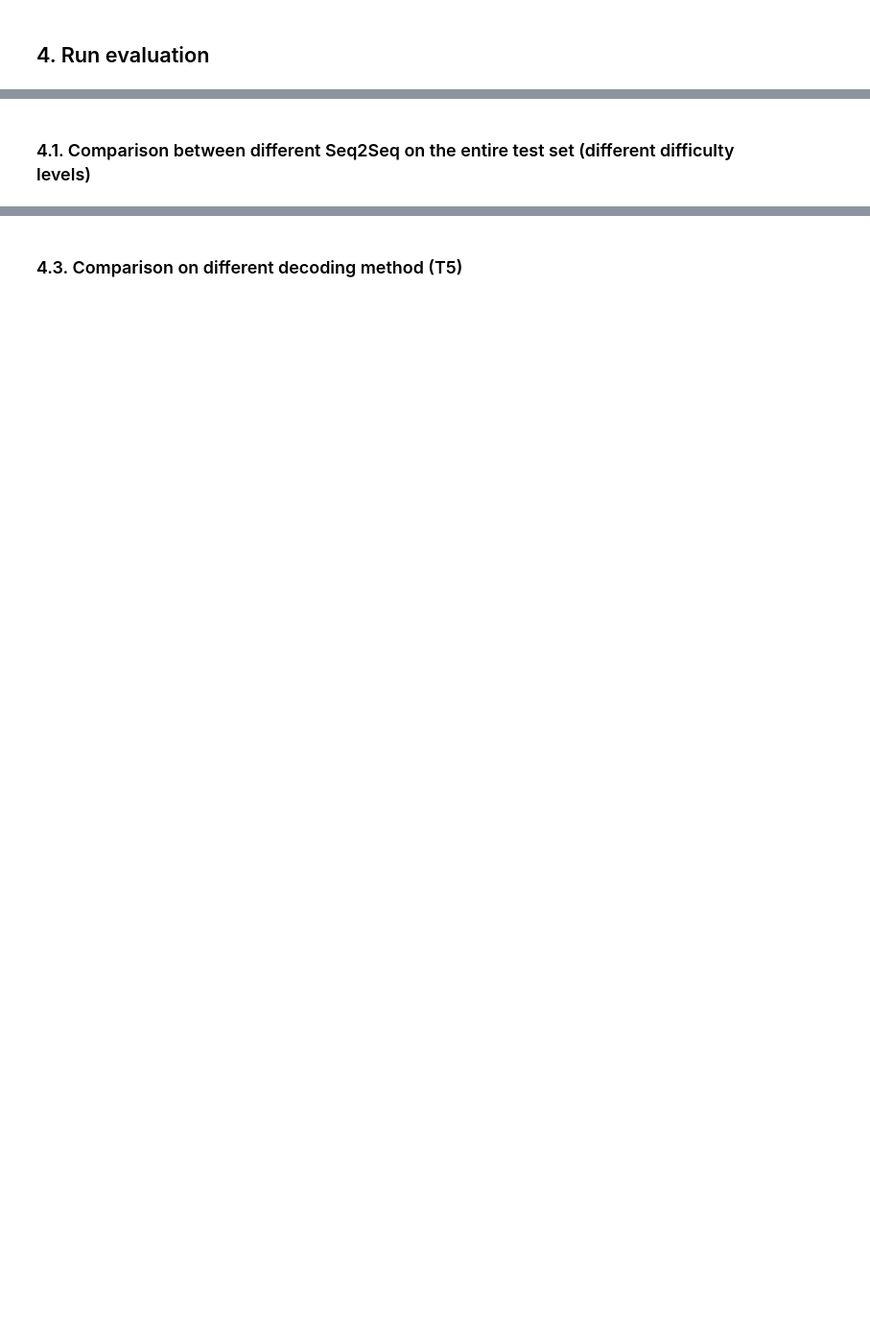
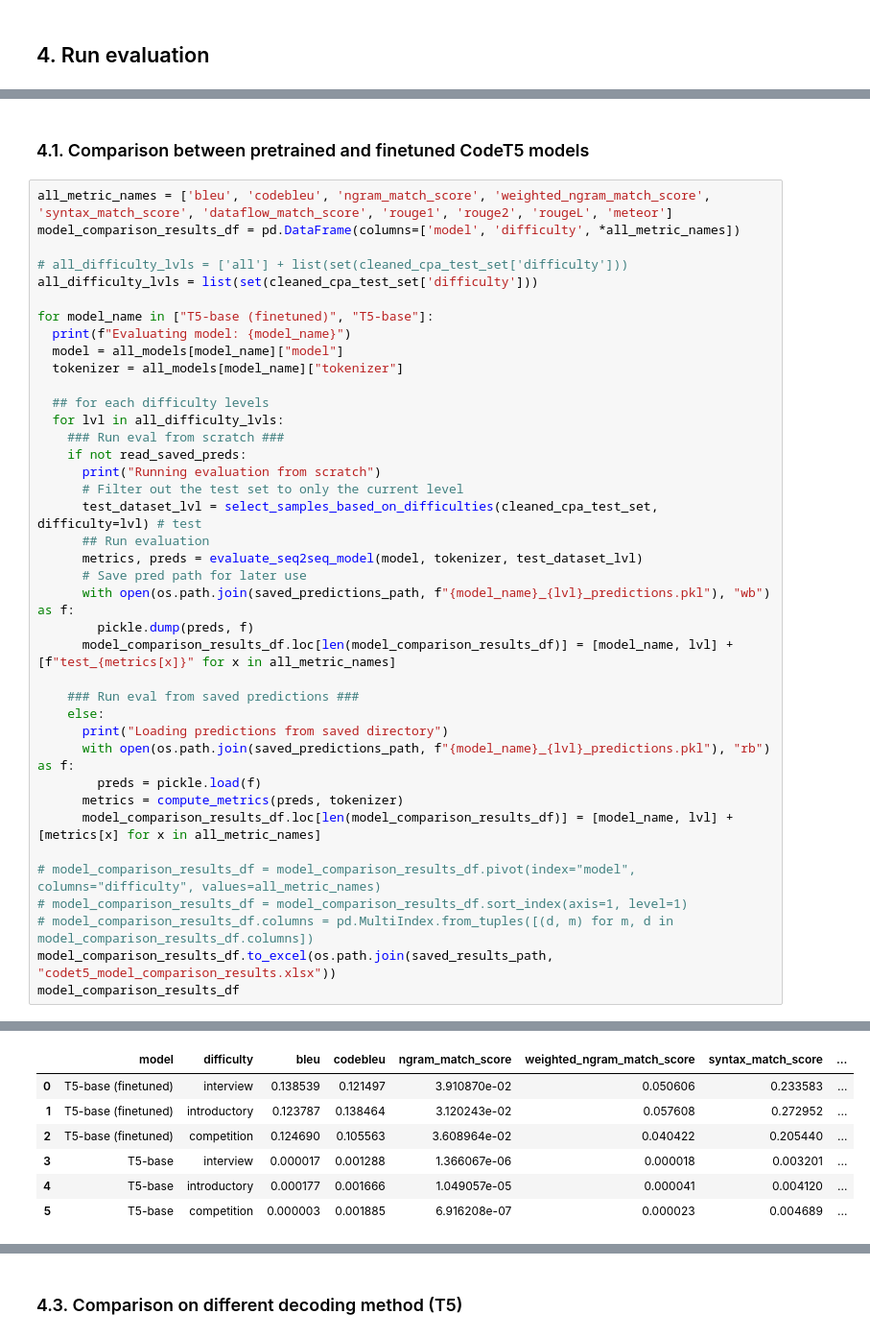
Before and after one commit to 18520339/python-auto-coder, a Jupyter notebook: code_generation_evaluation.ipynb, the cells around one changed output, grey strips where cells are left out. Shown at 96% size. Cells and saved outputs as stored; diff of their text form; blank space fills up the shorter version.

```diff
--- a/code_generation_evaluation.ipynb
+++ b/code_generation_evaluation.ipynb
@@ -317,3 +325,43 @@ if not os.path.exists(saved_predictions_path):
   os.makedirs(saved_results_path)
-# %% [markdown]
-### 4.1. Comparison between different Seq2Seq on the entire test set (different difficulty levels)
+# %% [markdown]
+### 4.1. Comparison between pretrained and finetuned CodeT5 models
+# %%
+all_metric_names = ['bleu', 'codebleu', 'ngram_match_score', 'weighted_ngram_match_score', 'syntax_match_score', 'dataflow_match_score', 'rouge1', 'rouge2', 'rougeL', 'meteor']
+model_comparison_results_df = pd.DataFrame(columns=['model', 'difficulty', *all_metric_names])
+
+# all_difficulty_lvls = ['all'] + list(set(cleaned_cpa_test_set['difficulty']))
+all_difficulty_lvls = list(set(cleaned_cpa_test_set['difficulty']))
+
+for model_name in ["T5-base (finetuned)", "T5-base"]:
+  print(f"Evaluating model: {model_name}")
+  model = all_models[model_name]["model"]
+  tokenizer = all_models[model_name]["tokenizer"]
+
+  ## for each difficulty levels
+  for lvl in all_difficulty_lvls:
+    ### Run eval from scratch ###
+    if not read_saved_preds:
+      print("Running evaluation from scratch")
+      # Filter out the test set to only the current level
+      test_dataset_lvl = select_samples_based_on_difficulties(cleaned_cpa_test_set, difficulty=lvl) # test
+      ## Run evaluation
+      metrics, preds = evaluate_seq2seq_model(model, tokenizer, test_dataset_lvl)
+      # Save pred path for later use
+      with open(os.path.join(saved_predictions_path, f"{model_name}_{lvl}_predictions.pkl"), "wb") as f:
+        pickle.dump(preds, f)
+      model_comparison_results_df.loc[len(model_comparison_results_df)] = [model_name, lvl] + [f"test_{metrics[x]}" for x in all_metric_names]
+
+    ### Run eval from saved predictions ###
+    else:
+      print("Loading predictions from saved directory")
+      with open(os.path.join(saved_predictions_path, f"{model_name}_{lvl}_predictions.pkl"), "rb") as f:
+        preds = pickle.load(f)
+      metrics = compute_metrics(preds, tokenizer)
+      model_comparison_results_df.loc[len(model_comparison_results_df)] = [model_name, lvl] + [metrics[x] for x in all_metric_names]
+
+# model_comparison_results_df = model_comparison_results_df.pivot(index="model", columns="difficulty", values=all_metric_names)
+# model_comparison_results_df = model_comparison_results_df.sort_index(axis=1, level=1)
+# model_comparison_results_df.columns = pd.MultiIndex.from_tuples([(d, m) for m, d in model_comparison_results_df.columns])
+model_comparison_results_df.to_excel(os.path.join(saved_results_path, "codet5_model_comparison_results.xlsx"))
+model_comparison_results_df
+# %% [output]
@@ -319,0 +376,7 @@ if not os.path.exists(saved_predictions_path):
+|  | model | difficulty | bleu | codebleu | ngram_match_score | weighted_ngram_match_score | syntax_match_score | ... |
+| 0 | T5-base (finetuned) | interview | 0.138539 | 0.121497 | 3.910870e-02 | 0.050606 | 0.233583 | ... |
+| 1 | T5-base (finetuned) | introductory | 0.123787 | 0.138464 | 3.120243e-02 | 0.057608 | 0.272952 | ... |
+| 2 | T5-base (finetuned) | competition | 0.124690 | 0.105563 | 3.608964e-02 | 0.040422 | 0.205440 | ... |
+| 3 | T5-base | interview | 0.000017 | 0.001288 | 1.366067e-06 | 0.000018 | 0.003201 | ... |
+| 4 | T5-base | introductory | 0.000177 | 0.001666 | 1.049057e-05 | 0.000041 | 0.004120 | ... |
+| 5 | T5-base | competition | 0.000003 | 0.001885 | 6.916208e-07 | 0.000023 | 0.004689 | ... |
```
Also changed, not shown: parts of 18 cells of this notebook, 12 other files.
